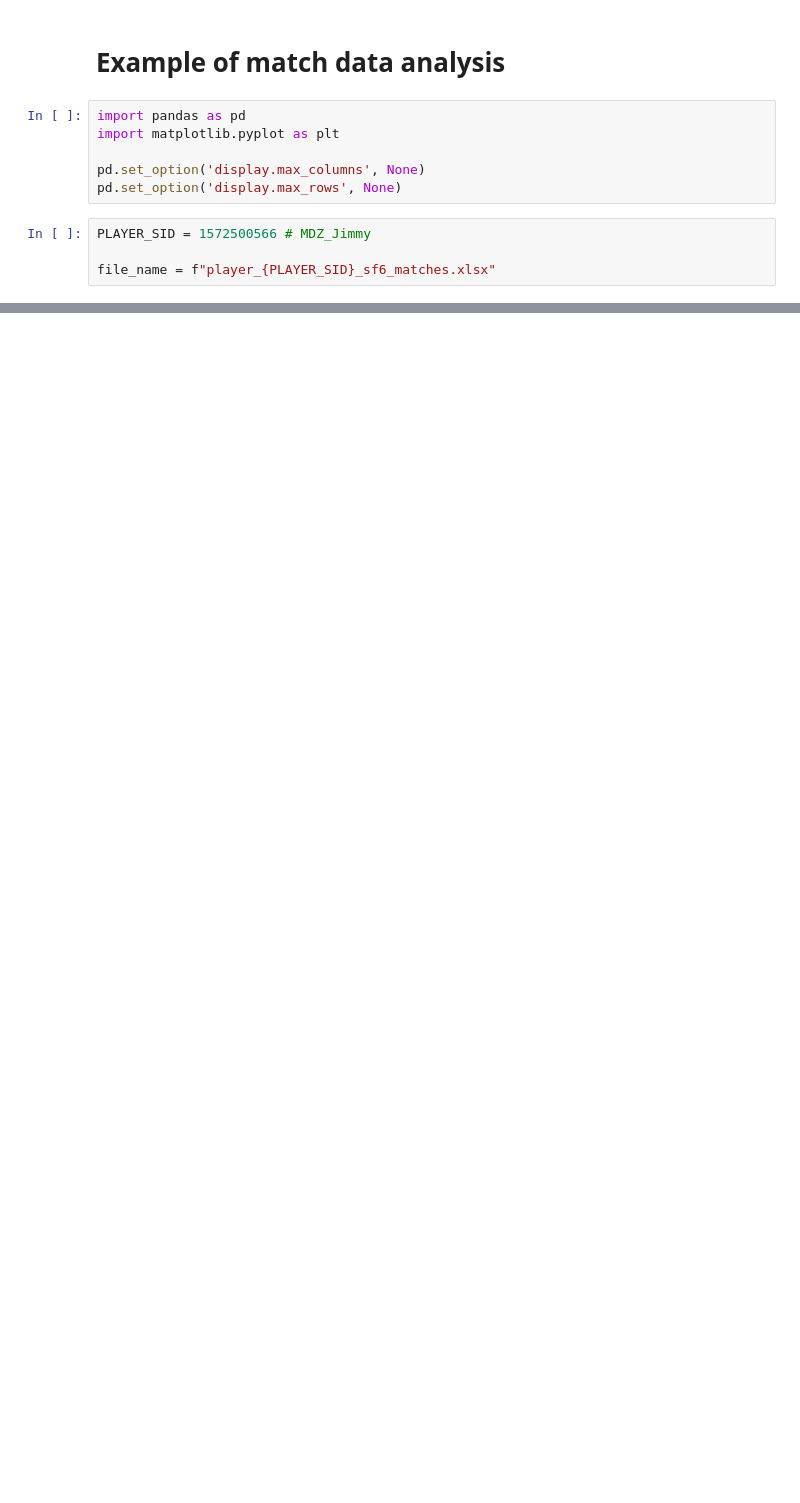
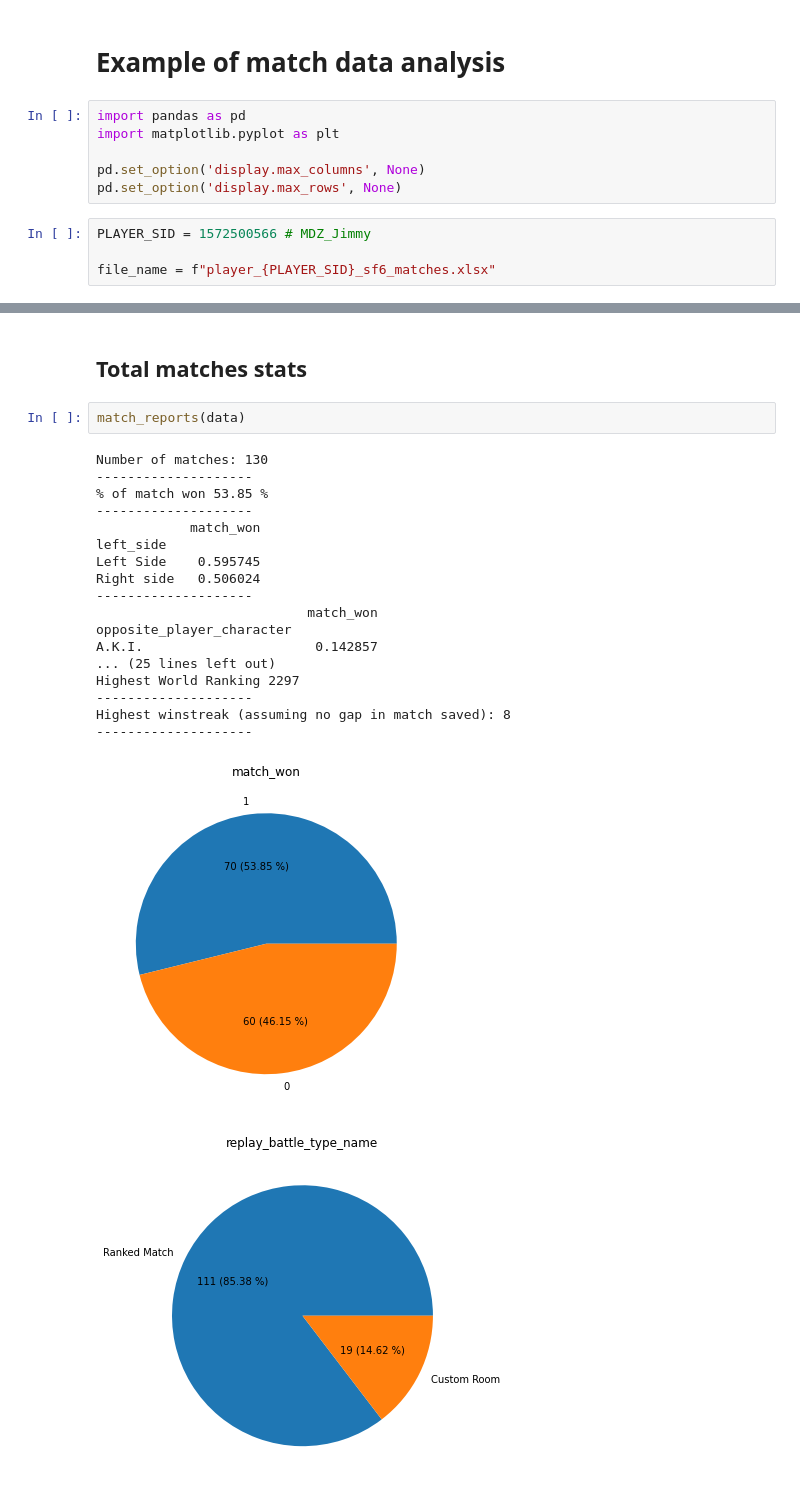
Before and after one commit to hanydesoki/Street-Fighter-6-History-Matches, a Jupyter notebook: sf6_matches_analysis.ipynb, the cells around one changed output, grey strips where cells are left out. Saved outputs shown, nothing was run; the diff lists cells and outputs as text; blank space fills up the shorter version.

```diff
--- a/sf6_matches_analysis.ipynb
+++ b/sf6_matches_analysis.ipynb
@@ -110,0 +100,24 @@ Text(0.5, 1.0, 'Ranked matches MR Evolution')
+# %% [markdown]
+## Total matches stats
+# %%
+match_reports(data)
+# %% [output]
+Number of matches: 130
+--------------------
+% of match won 53.85 %
+--------------------
+            match_won
+left_side
+Left Side    0.595745
+Right side   0.506024
+--------------------
+                           match_won
+opposite_player_character
+A.K.I.                      0.142857
+... (25 lines left out)
+Highest World Ranking 2297
+--------------------
+Highest winstreak (assuming no gap in match saved): 8
+--------------------
+[figure, added]
+[figure, added]
```
Also changed, not shown: parts of 19 cells of this notebook.
